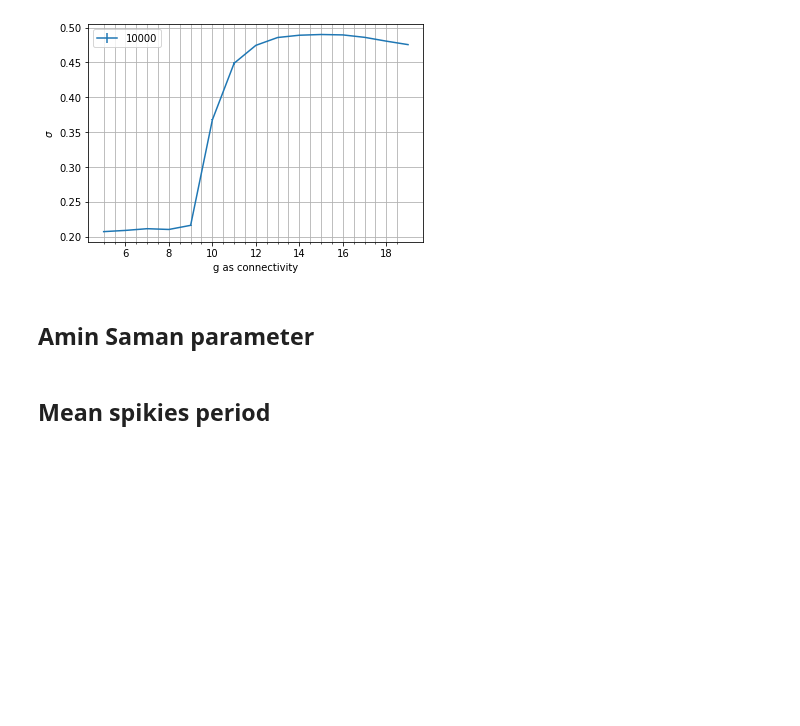
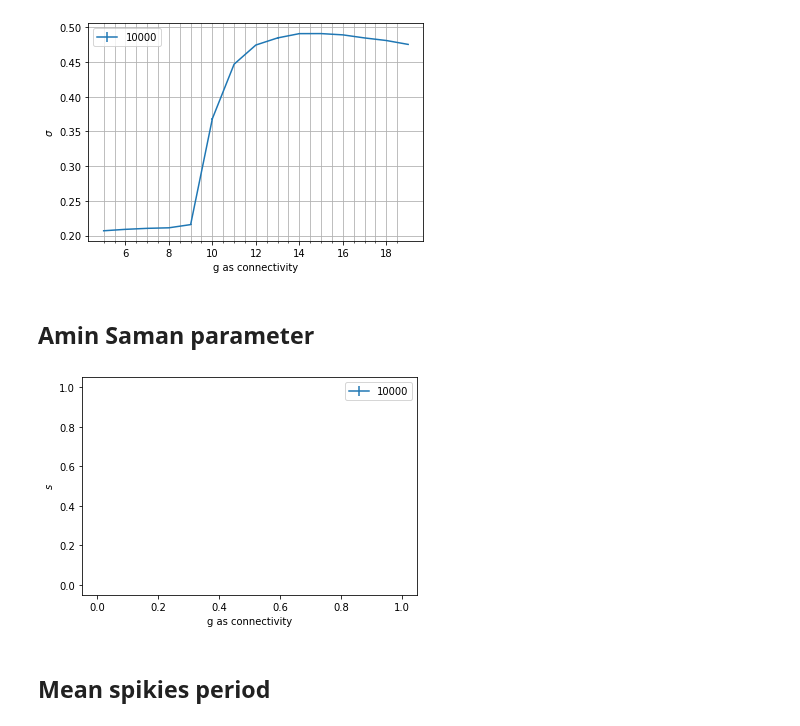
Before and after one commit to mmehrani/master_thesis, a Jupyter notebook: scripts/all_neurons_model_in_one_place/averaging_on_ensembles.ipynb, the cells around one changed output. Drawn from its saved outputs; the diff is of its cells as text; code cells hidden in the pictures; blank space fills up the shorter version.

```diff
--- a/scripts/all_neurons_model_in_one_place/averaging_on_ensembles.ipynb
+++ b/scripts/all_neurons_model_in_one_place/averaging_on_ensembles.ipynb
@@ -16,7 +16,7 @@ current_models = ['IF','Rotational','Non_repulsive_rotational']
 neuron_model = current_models[2]
 
 model_folder_name = neuron_model+'_ensembles'
-version = '_cluster_computed'
+version = ''
 # %% [markdown]
 # Capture related ensembles
 # %%
@@ -94,16 +94,18 @@ fig.savefig(os.path.join(target_path,'sigma_g_{}_{}.png'.format(connectivity_min
 amin_saman_param_mean = [ np.mean(amin_saman_param_glossary_dict[g]) for g in g_list ]
 amin_saman_param_err = [ np.var(amin_saman_param_glossary_dict[g])**(0.5) for g in g_list ]
 # %%
-if neuron_model == 'Rotational': #if not does not exist
+if neuron_model == 'Rotational' or neuron_model == 'Non_repulsive_rotational': #if not does not exist
     fig = plt.figure()
     ax = fig.subplots()
     ax.errorbar(x = g_list, y = amin_saman_param_mean, yerr = amin_saman_param_err, label = str(num_neurons))
 
     plt.legend()
     # ax.set_title('$\sigma$')
     ax.set_xlabel('g as connectivity')
     ax.set_ylabel('$s$')
     fig.savefig(os.path.join(target_path,'amin_saman_param_g_{}_{}.png'.format(connectivity_min, connectivity_max) ) )
+# %% [output]
+[figure, added]
 # %% [markdown]
 ## Mean spikies period
 # %%
```
